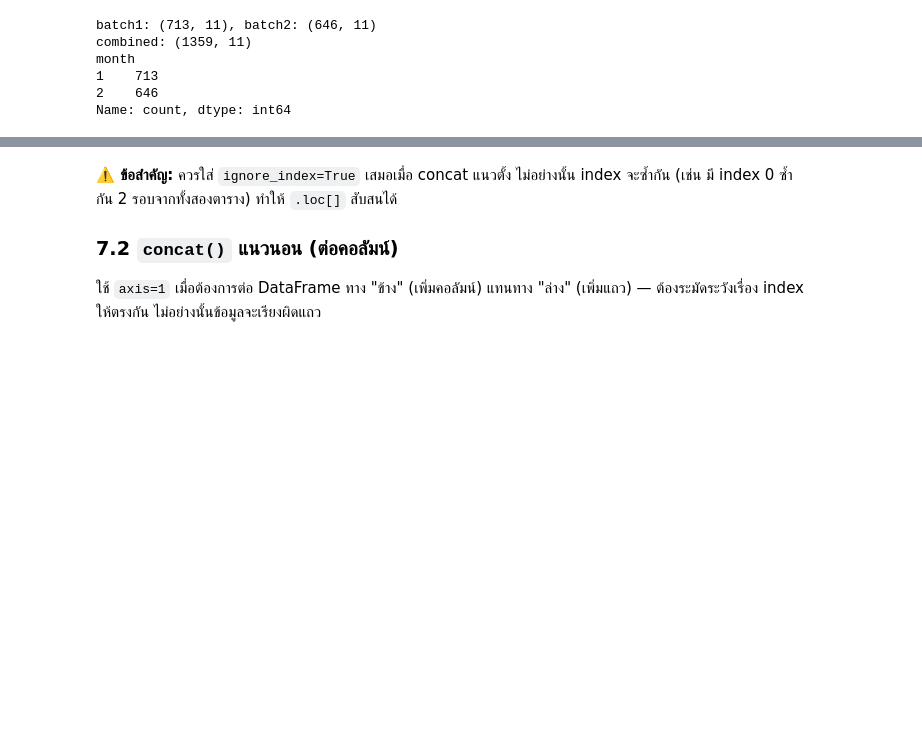
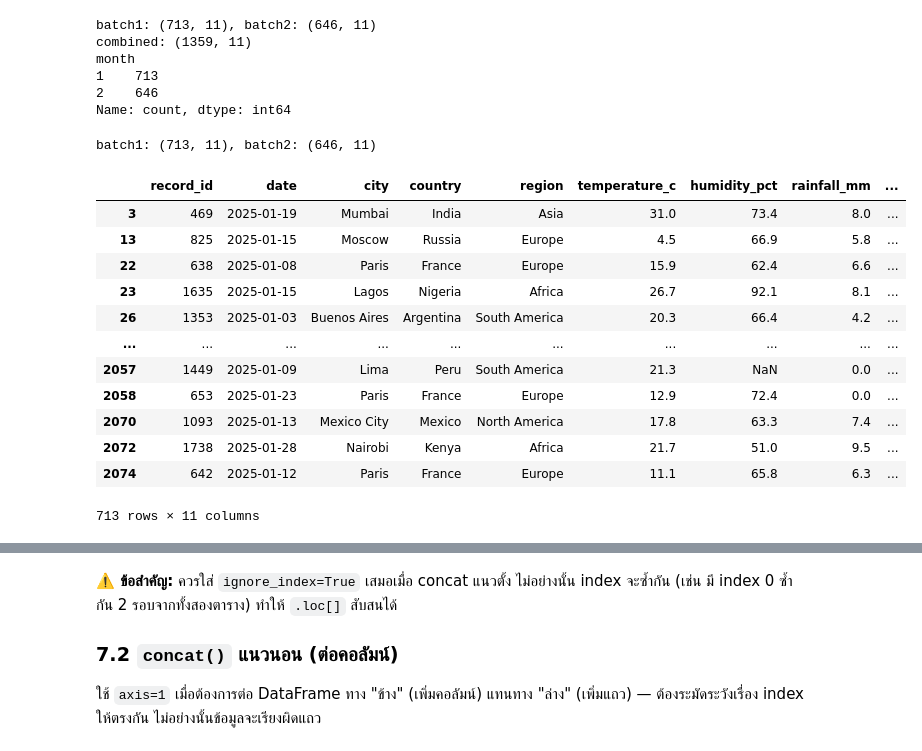
Before and after one commit to kunphat510214-netizen/-, a Jupyter notebook: Module-A-Notebooks/SC612104_Session09_Pandas_Advanced.ipynb, the cells around one changed output, grey strips where cells are left out. Saved outputs shown, nothing was run; the diff lists cells and outputs as text; code cells hidden in the pictures; blank space fills up the shorter version.

```diff
--- a/Module-A-Notebooks/SC612104_Session09_Pandas_Advanced.ipynb
+++ b/Module-A-Notebooks/SC612104_Session09_Pandas_Advanced.ipynb
@@ -878,6 +454,11 @@ Cape Town   2025-02-03           19.1                  4.6     UTC+2
 ### 7.1 `concat()` แนวตั้ง (ต่อแถว) — กรณีใช้บ่อยที่สุด
 
 ใช้เมื่อมีข้อมูลรูปแบบเดียวกันแต่มาจากหลายไฟล์/หลายช่วงเวลา ต้องการเอามารวมเป็นตารางเดียว
+# %%
+import pandas as pd
+df = pd.read_csv('https://raw.githubusercontent.com/PitchayaW/SC-612-104-Essential-Data-Science/refs/heads/main/Module-A-Notebooks/Dataset/world_weather_sample.csv')
+df["date"] = pd.to_datetime(df["date"])
+df['month'] = df["date"].dt.month
 # %%
 # จำลองข้อมูล 2 ช่วงเวลาที่แยกไฟล์กัน (เช่น ข้อมูลเดือน 1 กับเดือน 2 อยู่คนละไฟล์)
 batch1 = df[df["month"] == 1]
@@ -895,3 +476,26 @@ month
 1    713
 2    646
 Name: count, dtype: int64
+# %%
+batch1 = df[df["month"] == 1]
+batch2 = df[df["month"] == 2]
+
+print(f"batch1: {batch1.shape}, batch2: {batch2.shape}")
+# %% [output]
+batch1: (713, 11), batch2: (646, 11)
+# %%
+batch1
+# %% [output]
+|  | record_id | date | city | country | region | temperature_c | humidity_pct | rainfall_mm | ... |
+| 3 | 469 | 2025-01-19 | Mumbai | India | Asia | 31.0 | 73.4 | 8.0 | ... |
+| 13 | 825 | 2025-01-15 | Moscow | Russia | Europe | 4.5 | 66.9 | 5.8 | ... |
+| 22 | 638 | 2025-01-08 | Paris | France | Europe | 15.9 | 62.4 | 6.6 | ... |
+| 23 | 1635 | 2025-01-15 | Lagos | Nigeria | Africa | 26.7 | 92.1 | 8.1 | ... |
+| 26 | 1353 | 2025-01-03 | Buenos Aires | Argentina | South America | 20.3 | 66.4 | 4.2 | ... |
+| ... | ... | ... | ... | ... | ... | ... | ... | ... | ... |
+| 2057 | 1449 | 2025-01-09 | Lima | Peru | South America | 21.3 | NaN | 0.0 | ... |
+| 2058 | 653 | 2025-01-23 | Paris | France | Europe | 12.9 | 72.4 | 0.0 | ... |
+| 2070 | 1093 | 2025-01-13 | Mexico City | Mexico | North America | 17.8 | 63.3 | 7.4 | ... |
+| 2072 | 1738 | 2025-01-28 | Nairobi | Kenya | Africa | 21.7 | 51.0 | 9.5 | ... |
+| 2074 | 642 | 2025-01-12 | Paris | France | Europe | 11.1 | 65.8 | 6.3 | ... |
+713 rows × 11 columns
```
Also changed, not shown: parts of 52 cells of this notebook.
